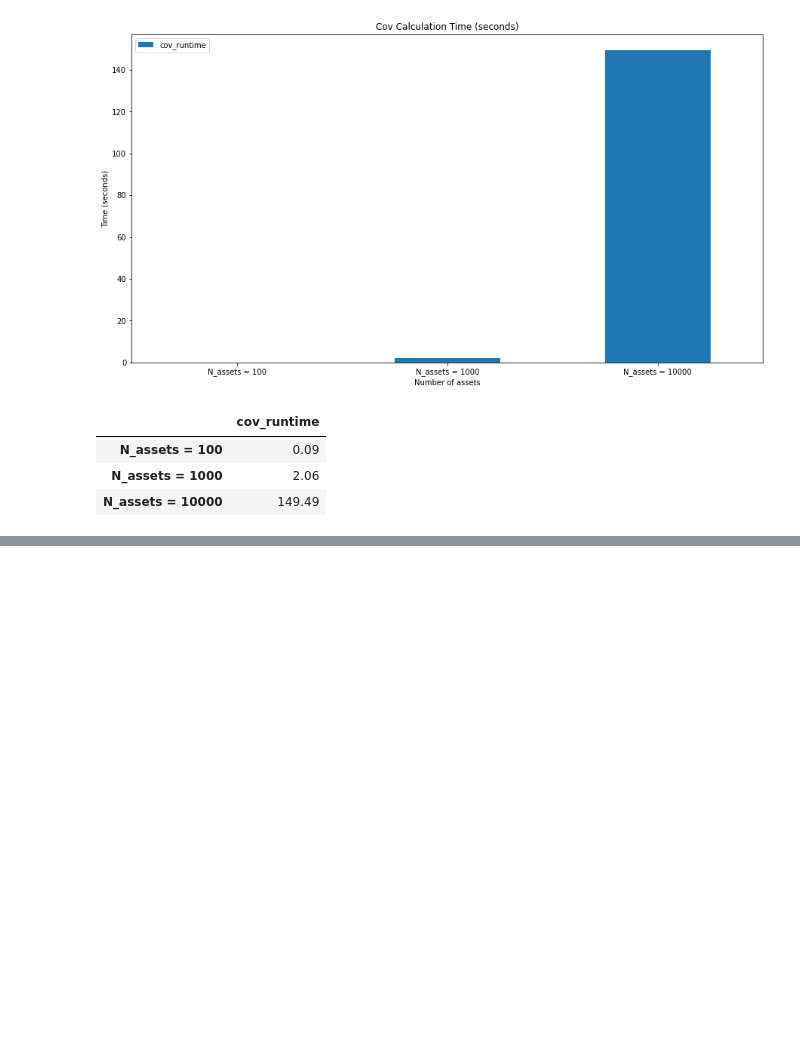
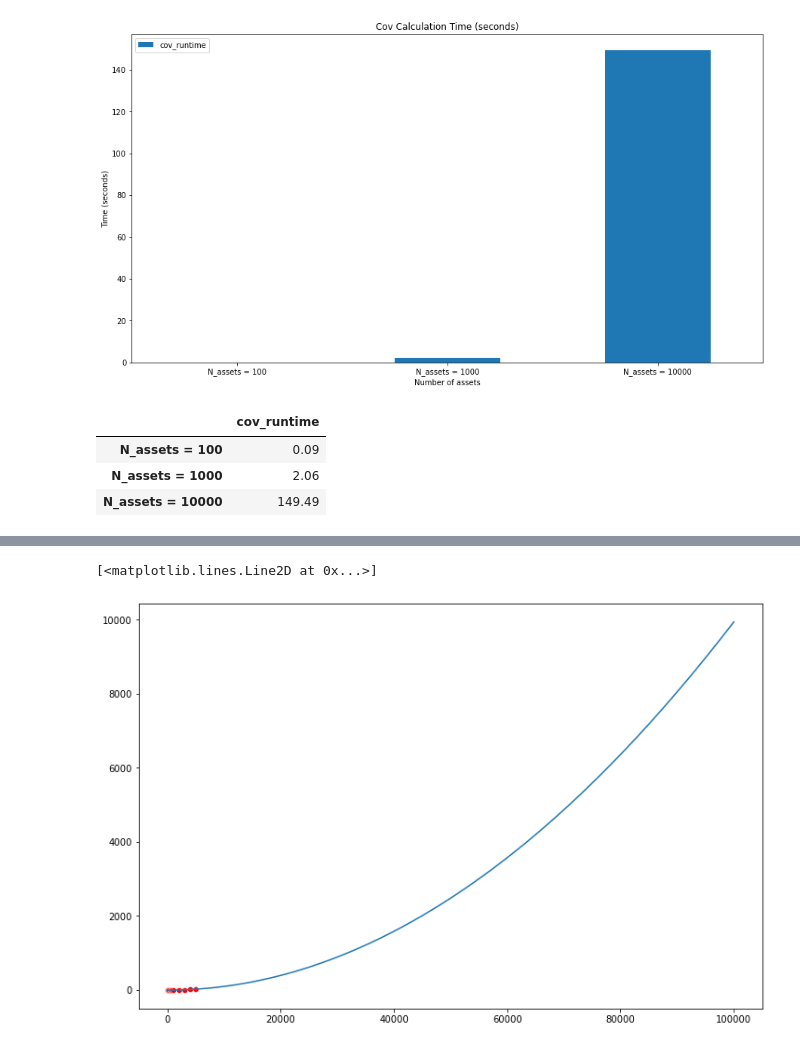
Before and after one commit to zeshengli98/Quantum-Computing, a Jupyter notebook: cov matrix calculation-classical computer.ipynb, the cells around one changed output, grey strips where cells are left out. Saved outputs shown, nothing was run; the diff lists cells and outputs as text; code cells hidden in the pictures; blank space fills up the shorter version.

```diff
--- a/cov matrix calculation-classical computer.ipynb
+++ b/cov matrix calculation-classical computer.ipynb
@@ -105,3 +109,11 @@ np.around(Runtime_pd,2)
 | N_assets = 100 | 0.09 |
 | N_assets = 1000 | 2.06 |
 | N_assets = 10000 | 149.49 |
+# %%
+time_list = [10,100,200,500,800,1000,2000,3000,4000,5000, 10000]
+cost_list = []
+for t in time_list:
+    cost = Function_runtime(np.cov, assets[:t,:])[1]
+    print(f"run {t} in {cost}s")
+    cost_list.append(cost)
+cost_list
@@ -107,0 +156,6 @@ np.around(Runtime_pd,2)
+# %%
+def func(x, a, b, c):
+    return a * x**2 + b*x + c
+# %%
+popt, pcov = curve_fit(func, time_list, cost_list)
+popt, pcov
@@ -107,0 +170,10 @@ np.around(Runtime_pd,2)
+# %%
+# Plot initial 10 simulated path using matplotlib
+fig, ax = plt.subplots(1,1,figsize = (12,8))
+sns.scatterplot(time_list, cost_list,ax = ax, color = 'r')
+xdata = np.linspace(0, 100000, 1001)
+y = func(xdata, popt[0], popt[1], popt[2])
+ax.plot(xdata, y)
+# %% [output]
+[<matplotlib.lines.Line2D at 0x...>]
+[figure, added]
```
Also changed, not shown: parts of 8 cells of this notebook, 4 other files.
